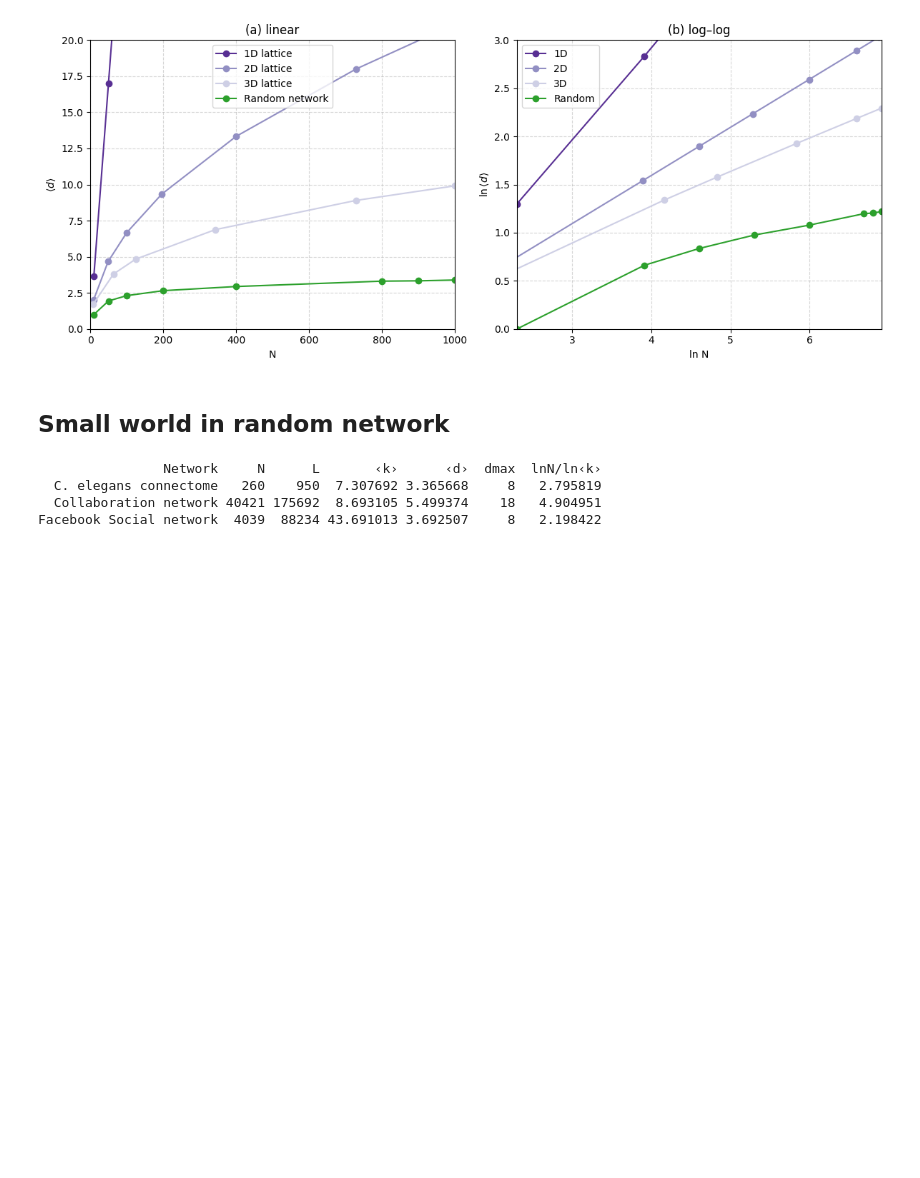
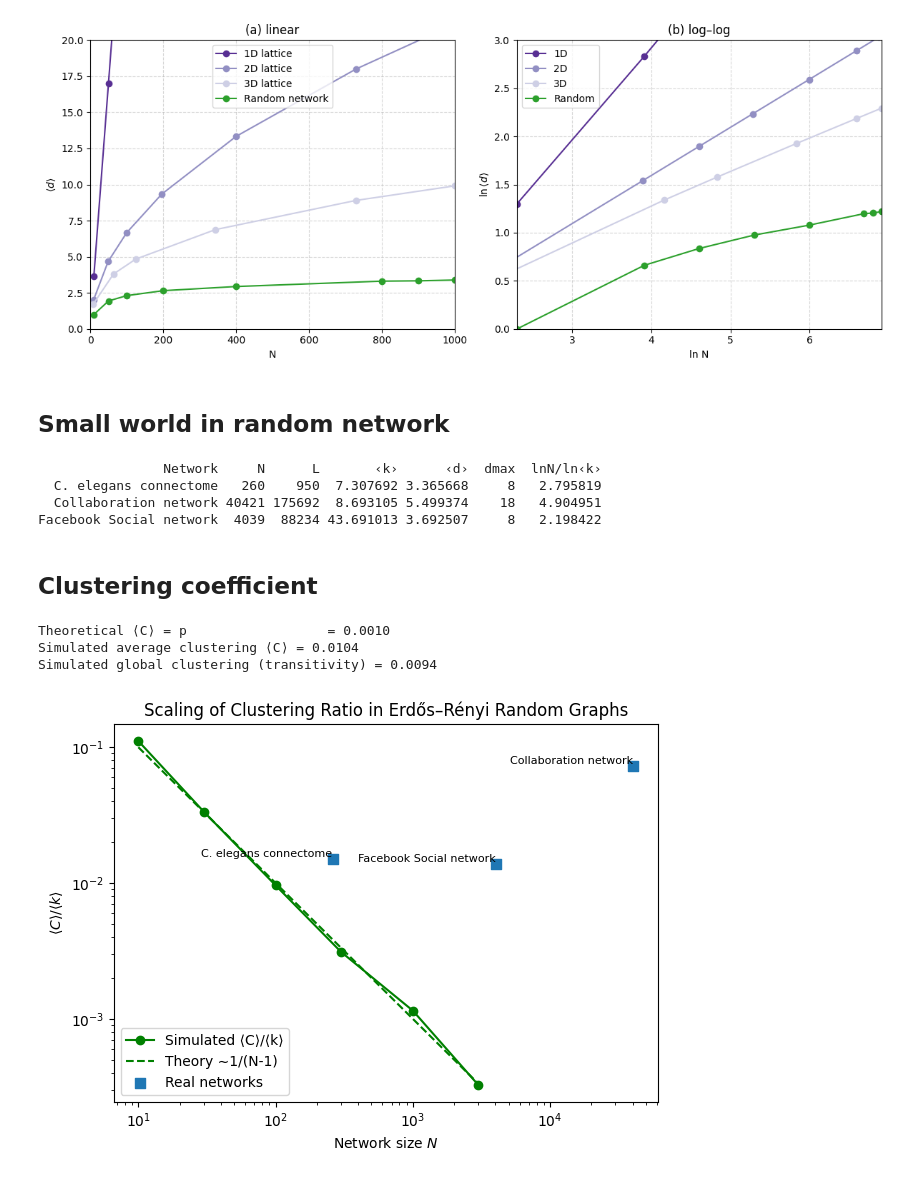
Before and after one commit to haotianh9/graph_teaching, a Jupyter notebook: NetworkScience/3_Small_word_property.ipynb, the cells around one changed output. Saved outputs shown, nothing was run; the diff lists cells and outputs as text; code cells hidden in the pictures; blank space fills up the shorter version.

```diff
--- a/NetworkScience/3_Small_word_property.ipynb
+++ b/NetworkScience/3_Small_word_property.ipynb
@@ -178,3 +178,78 @@ print(df.to_string(index=False))
   C. elegans connectome   260    950  7.307692 3.365668     8   2.795819
   Collaboration network 40421 175692  8.693105 5.499374    18   4.904951
 Facebook Social network  4039  88234 43.691013 3.692507     8   2.198422
+# %% [markdown]
+## Clustering coefficient
+# %%
+import networkx as nx
+
+# Parameters
+n = 1000            # number of nodes
+k_avg = 9          # desired average degree
+p = k_avg / (n - 1) # connection probability
+
+# Generate an ER random graph
+G = nx.erdos_renyi_graph(n, p, seed=42)
+
+# Compute clustering coefficients
+local_cc = nx.clustering(G)             # dict of node→Ci
+avg_cc = nx.average_clustering(G)       # average of Ci
+global_cc = nx.transitivity(G)          # C = 3×#triangles / #connected triples
+
+print(f"Theoretical ⟨C⟩ = p                  = {1/n:.4f}")
+print(f"Simulated average clustering ⟨C⟩ = {avg_cc:.4f}")
+print(f"Simulated global clustering (transitivity) = {global_cc:.4f}")
+# %% [output]
+Theoretical ⟨C⟩ = p                  = 0.0010
+Simulated average clustering ⟨C⟩ = 0.0104
+Simulated global clustering (transitivity) = 0.0094
+# %%
+import networkx as nx
+import numpy as np
+import matplotlib.pyplot as plt
+
+# Parameters
+Ns = [10, 30, 100, 300, 1000, 3000]  # network sizes
+k_avg = 9                          # target average degree
+
+ratios = []
+theory = []
+
+for N in Ns:
+    p = k_avg / (N - 1)
+    G = nx.erdos_renyi_graph(N, p, seed=42)
+
+    # Compute simulated values
+    avg_C = nx.average_clustering(G)
+    avg_k = sum(dict(G.degree()).values()) / N
+    ratios.append(avg_C / avg_k)
+
+    # Theoretical expectation: ⟨C⟩/⟨k⟩ = 1/(N-1)
+    theory.append(1 / (N ))
+real_N      = []
+real_ratios = []
+for G, label in zip(graph_list, name_list):
+    N_real = G.number_of_nodes()
+    C_real = nx.average_clustering(G)
+    k_real = sum(dict(G.degree()).values())/N_real
+    real_N.append(N_real)
+    real_ratios.append(C_real/k_real)
+
+# Plotting
+plt.figure()
+plt.loglog(Ns, ratios,c="green", marker='o', label='Simulated ⟨C⟩/⟨k⟩')
+plt.loglog(Ns, theory,c="green", linestyle='--', label='Theory ∼1/(N-1)')
+
+plt.scatter(real_N, real_ratios,
+            marker='s', s=60,  label='Real networks')
+# annotate each real network
+for x,y,label in zip(real_N, real_ratios, name_list):
+    plt.text(x, y, label, fontsize=8, ha='right', va='bottom')
+plt.xlabel('Network size $N$')
+plt.ylabel(r'$\langle C \rangle / \langle k \rangle$')
+plt.title('Scaling of Clustering Ratio in Erdős–Rényi Random Graphs')
+plt.legend()
+plt.tight_layout()
+plt.show()
+# %% [output]
+[figure, added]
```
Also changed, not shown: parts of 6 cells of this notebook.
